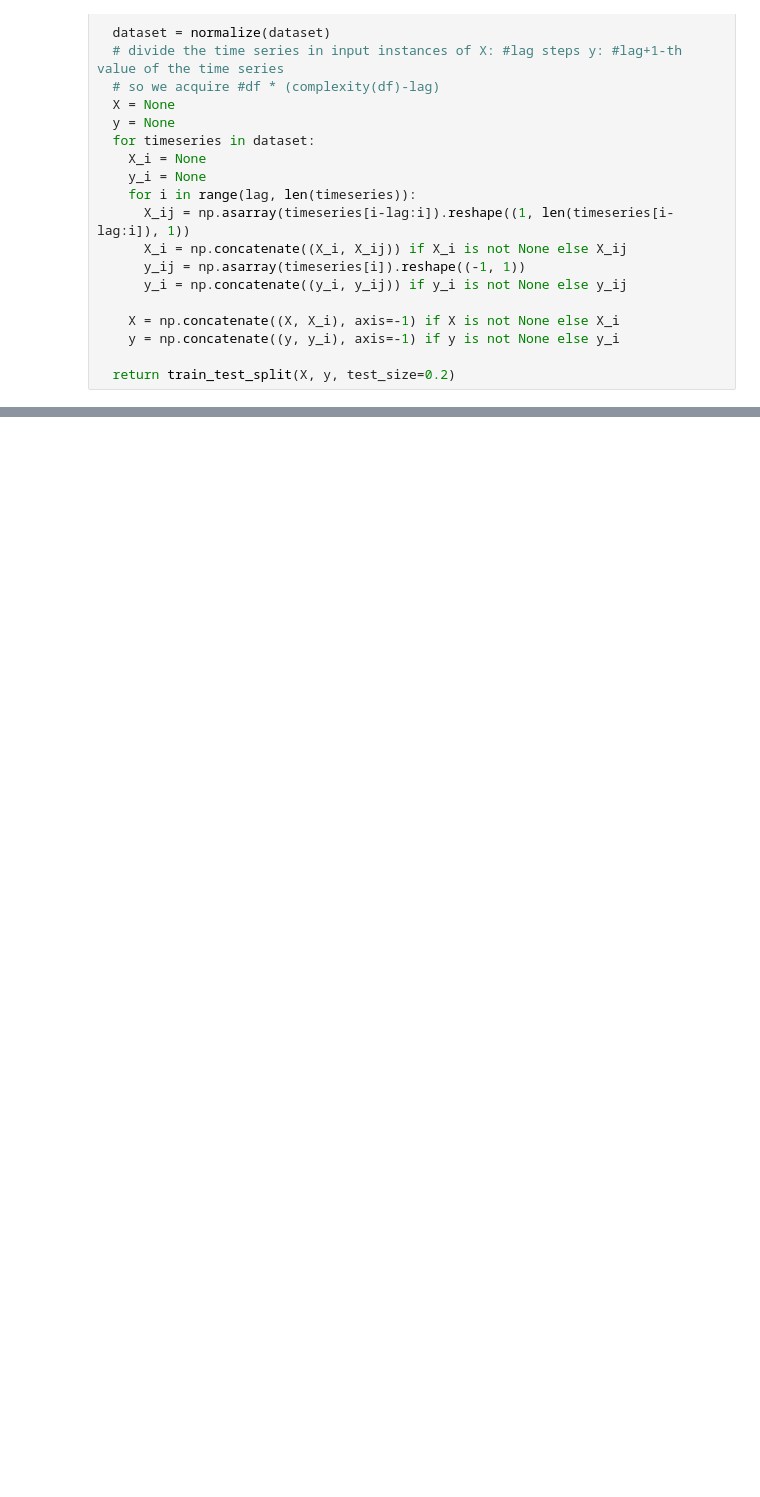
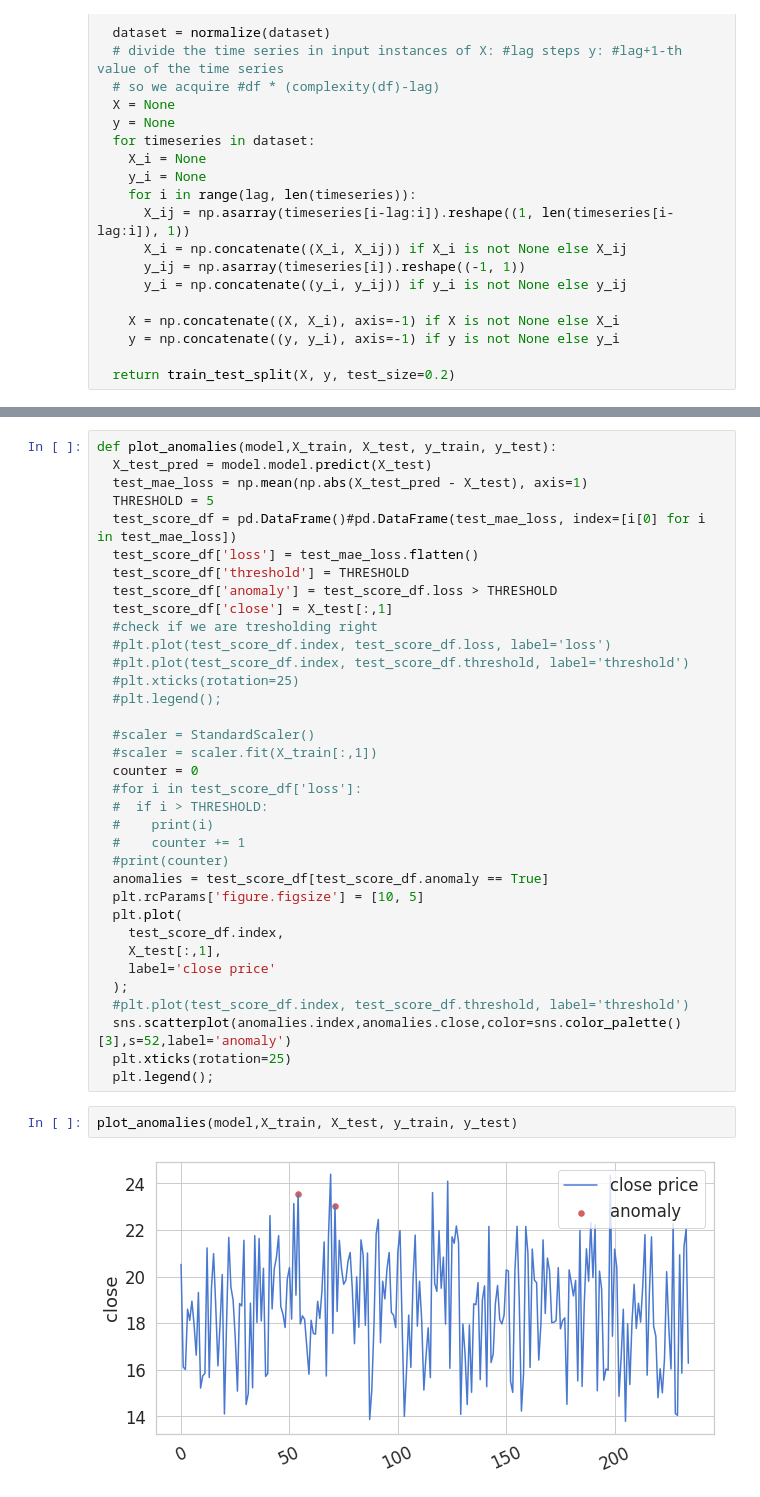
Before and after one commit to VissaMoutafis/Time-Series-Processing-with-Tensorflow, a Jupyter notebook: AutoEncoder.ipynb, the cells around one changed output, grey strips where cells are left out. Drawn from its saved outputs; the diff is of its cells as text; blank space fills up the shorter version.

```diff
--- a/AutoEncoder.ipynb
+++ b/AutoEncoder.ipynb
@@ -219,0 +271,39 @@ sns.displot(train_mae_loss, bins=50, kde=True);
+# %%
+def plot_anomalies(model,X_train, X_test, y_train, y_test):
+  X_test_pred = model.model.predict(X_test)
+  test_mae_loss = np.mean(np.abs(X_test_pred - X_test), axis=1)
+  THRESHOLD = 5
+  test_score_df = pd.DataFrame()#pd.DataFrame(test_mae_loss, index=[i[0] for i in test_mae_loss])
+  test_score_df['loss'] = test_mae_loss.flatten()
+  test_score_df['threshold'] = THRESHOLD
+  test_score_df['anomaly'] = test_score_df.loss > THRESHOLD
+  test_score_df['close'] = X_test[:,1]
+  #check if we are tresholding right
+  #plt.plot(test_score_df.index, test_score_df.loss, label='loss')
+  #plt.plot(test_score_df.index, test_score_df.threshold, label='threshold')
+  #plt.xticks(rotation=25)
+  #plt.legend();
+
+  #scaler = StandardScaler()
+  #scaler = scaler.fit(X_train[:,1])
+  counter = 0
+  #for i in test_score_df['loss']:
+  #  if i > THRESHOLD:
+  #    print(i)
+  #    counter += 1
+  #print(counter)
+  anomalies = test_score_df[test_score_df.anomaly == True]
+  plt.rcParams['figure.figsize'] = [10, 5]
+  plt.plot(
+    test_score_df.index,
+    X_test[:,1],
+    label='close price'
+  );
+  #plt.plot(test_score_df.index, test_score_df.threshold, label='threshold')
+  sns.scatterplot(anomalies.index,anomalies.close,color=sns.color_palette()[3],s=52,label='anomaly')
+  plt.xticks(rotation=25)
+  plt.legend();
+# %%
+plot_anomalies(model,X_train, X_test, y_train, y_test)
+# %% [output]
+[figure, added]
```
Also changed, not shown: parts of 12 cells of this notebook.
